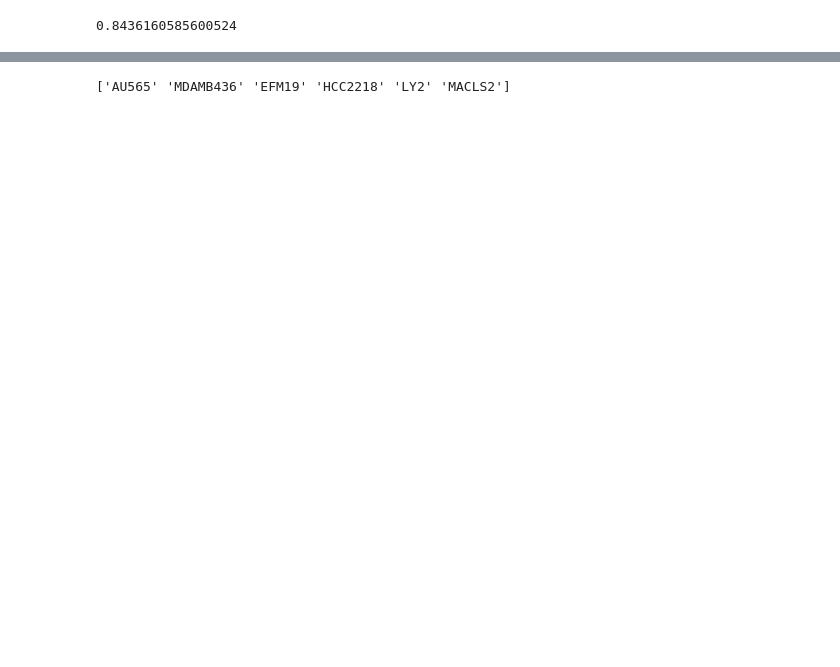
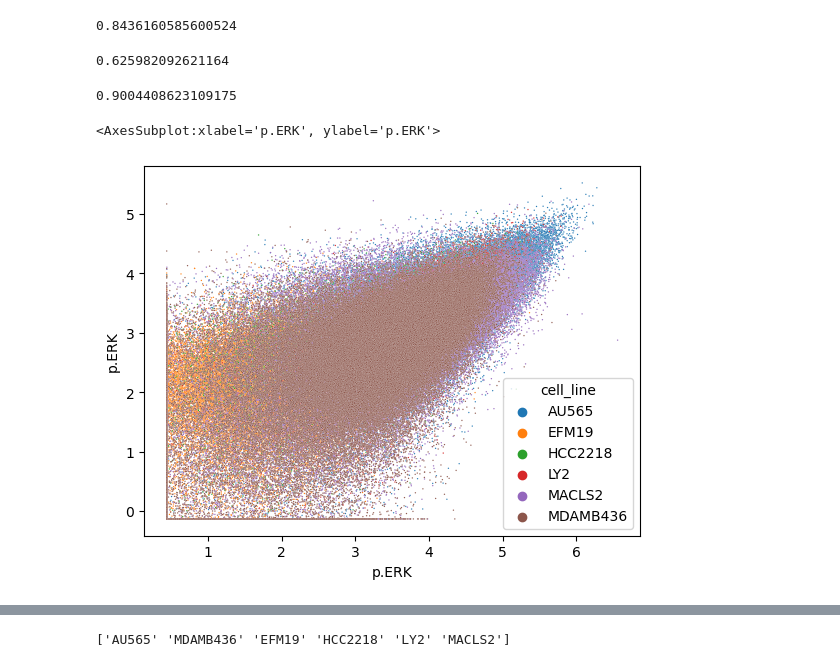
Before and after one commit to c-legac/biofuzznet, a Jupyter notebook: Notebooks/20230508_Performance_of_participants.ipynb, the cells around one changed output, grey strips where cells are left out. Saved outputs shown, nothing was run; the diff lists cells and outputs as text; code cells hidden in the pictures; blank space fills up the shorter version.

```diff
--- a/Notebooks/20230508_Performance_of_participants.ipynb
+++ b/Notebooks/20230508_Performance_of_participants.ipynb
@@ -13,0 +19,7 @@ sc1_truth = pd.read_csv(f"{data_folder}DREAMdata/Challenge_data/sc1_test_time_al
+# %%
+run_folder = f"{data_folder}Model/Test/MEK_FAK_ERK/26_3/"
+ckpt = torch.load(f"{run_folder}model.pt")
+with open(f"{run_folder}26_3_config.json") as f:
+        config = json.load(f)
+model = create_bfz(f"{data_folder}DREAMdata/MEK_FAK_ERK.sif", config["network_class"])
+model.load_from_checkpoint(ckpt["model_state_dict"])
@@ -63,9 +134,17 @@ mean_RMSE(sc1_truth[sc1_truth["time"]==9.],
           sc1_winner[sc1_winner["time"]==9.], markers=["p.Akt.Ser473."])
 # %% [output]
 0.8436160585600524
-# %%
-ckpt = torch.load("/Users/adr/Box/CAR_Tcells/Model/Test/MEK_FAK_ERK/9/model.pt")
-with open("/Users/adr/Box/CAR_Tcells/Model/Test/MEK_FAK_ERK/9/9_config.json") as f:
-        config = json.load(f)
-model = create_bfz("/Users/adr/Box/CAR_Tcells/Data/DREAMdata/MEK_FAK_ERK.sif", config["network_class"])
-model.load_from_checkpoint(ckpt["model_state_dict"])
+# %%
+run_folder = f"{data_folder}Model/Test/MEK_FAK_ERK/26_3/"
+
+test_output = pd.read_csv(f"{run_folder}test_output_states.csv", index_col=0).reset_index(drop=True)
+test_data = pd.read_csv(f"{run_folder}test_data.csv", index_col=0).reset_index(drop=True)
+
+
+
+test_unscaled = pd.DataFrame(scaler.inverse_transform(test_output[["ERK12", "FAK", "MEK12"]]),
+                            columns=test_output.columns, index=test_output.index)
+test_output = test_output.rename(columns={"ERK12": "p.ERK"})
+test_output[["treatment", "cell_line", "time", "cellID", "fileID"]] = test_data[["treatment", "cell_line", "time", "cellID", "fileID"]]
+test_unscaled = test_unscaled.rename(columns={"ERK12": "p.ERK"})
+test_unscaled[["treatment", "cell_line", "time", "cellID", "fileID"]] = test_data[["treatment", "cell_line", "time", "cellID", "fileID"]]
@@ -71,0 +158,16 @@ model.load_from_checkpoint(ckpt["model_state_dict"])
+# %%
+truth_subset = sc1_truth[sc1_truth["time"]==9].reset_index(drop=True)
+winner_subset = sc1_winner[sc1_winner["time"]==9].reset_index(drop=True)
+# %%
+mean_RMSE(truth_subset, winner_subset, markers=["p.ERK"])
+# %% [output]
+0.625982092621164
+# %%
+mean_RMSE(truth_subset, test_unscaled, markers=["p.ERK"])
+# %% [output]
+0.9004408623109175
+# %%
+sns.scatterplot(x=truth_subset["p.ERK"], y=test_unscaled["p.ERK"], hue=test_unscaled["cell_line"], s=1)
+# %% [output]
+<AxesSubplot:xlabel='p.ERK', ylabel='p.ERK'>
+[figure, added]
```
Also changed, not shown: parts of 17 cells of this notebook, 8 other files.
